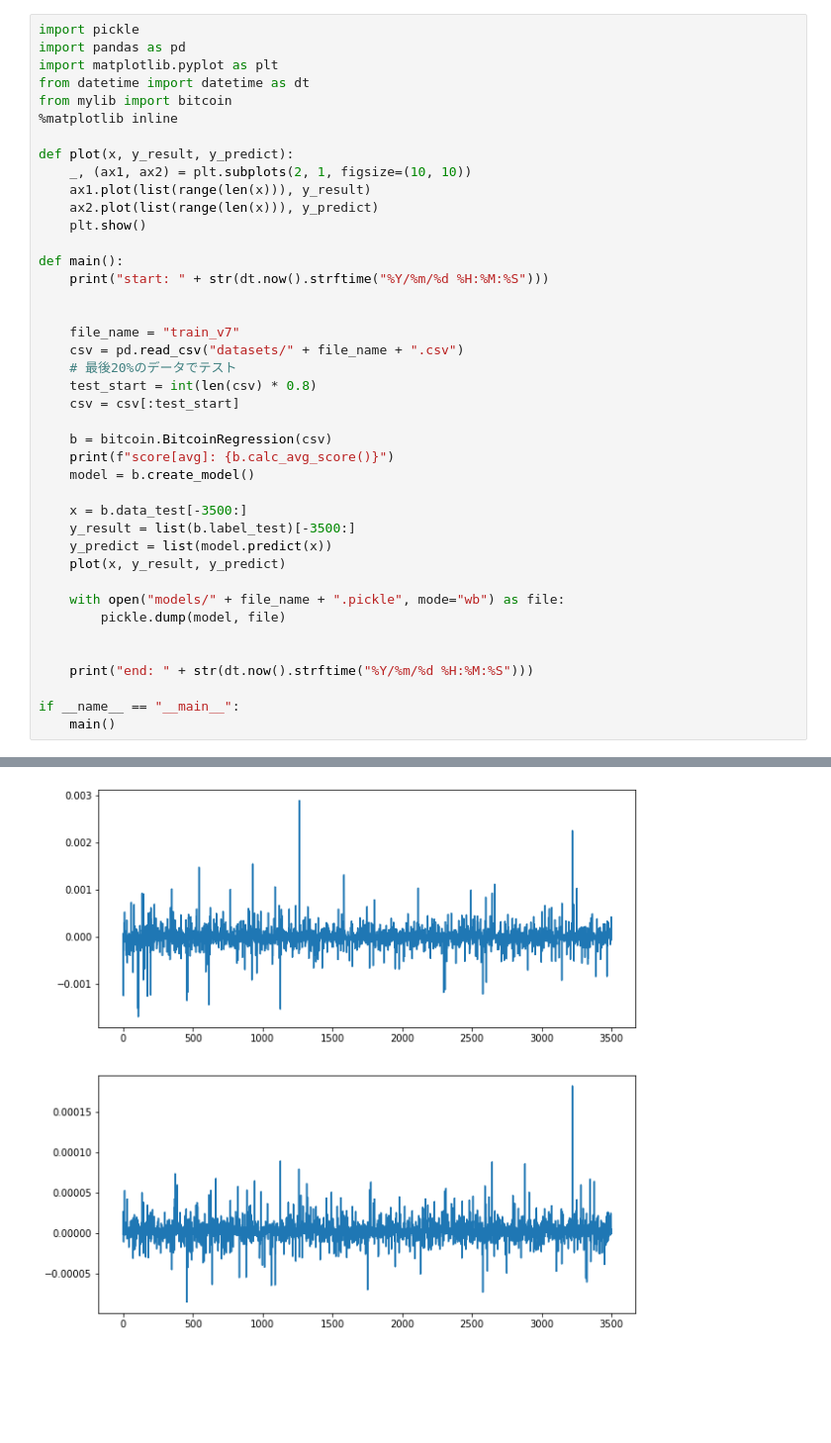
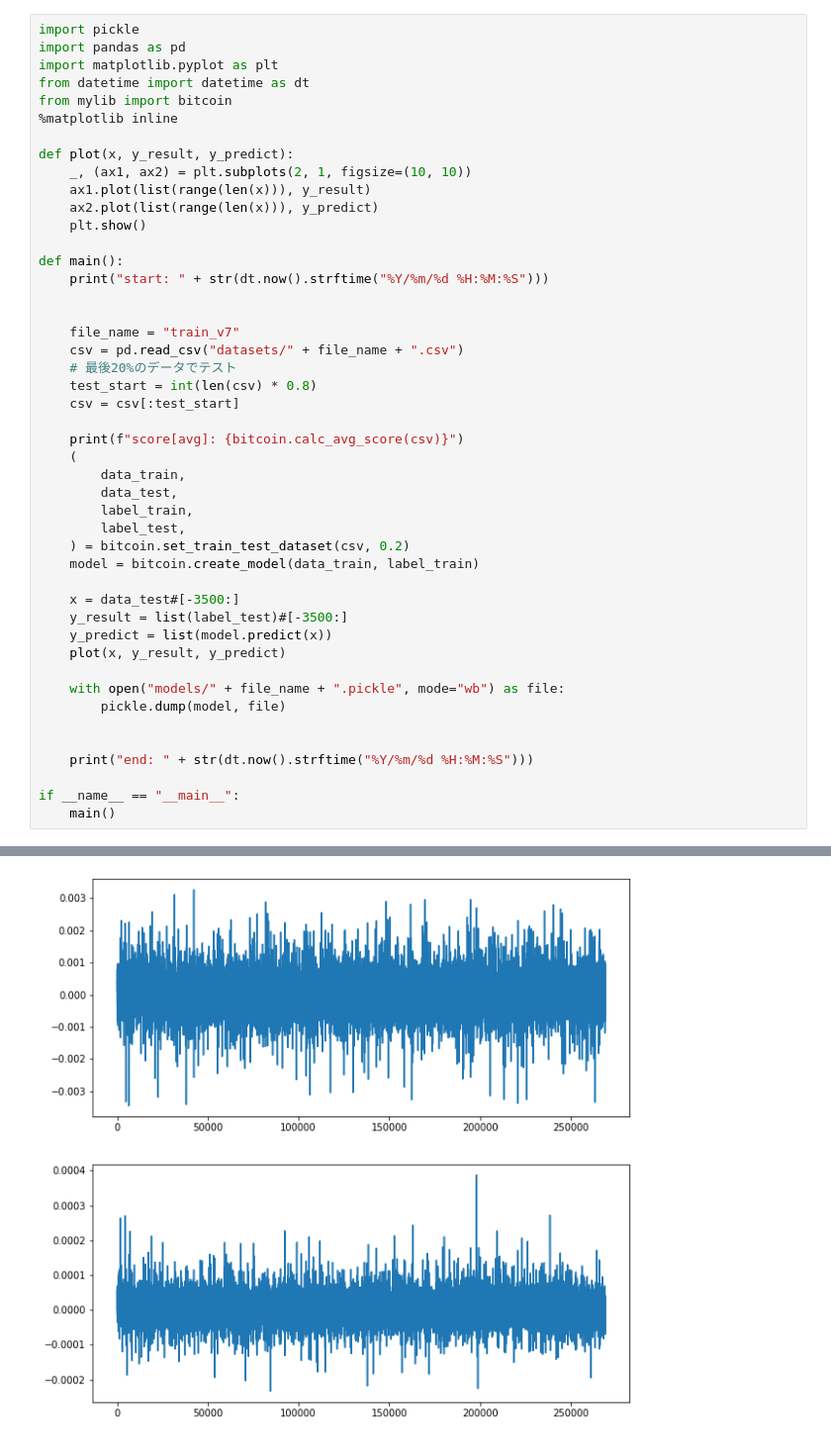
Before and after one commit to awesomest/mytrader, a Jupyter notebook: create_model.ipynb, the cells around one changed output, grey strips where cells are left out. Shown at 99% size. Drawn from its saved outputs; the diff is of its cells as text; blank space fills up the shorter version.

Commit message:
Refactor bitcoin.py

```diff
--- a/create_model.ipynb
+++ b/create_model.ipynb
@@ -22,12 +22,17 @@ def main():
     test_start = int(len(csv) * 0.8)
     csv = csv[:test_start]
 
-    b = bitcoin.BitcoinRegression(csv)
-    print(f"score[avg]: {b.calc_avg_score()}")
-    model = b.create_model()
+    print(f"score[avg]: {bitcoin.calc_avg_score(csv)}")
+    (
+        data_train,
+        data_test,
+        label_train,
+        label_test,
+    ) = bitcoin.set_train_test_dataset(csv, 0.2)
+    model = bitcoin.create_model(data_train, label_train)
 
-    x = b.data_test[-3500:]
-    y_result = list(b.label_test)[-3500:]
+    x = data_test#[-3500:]
+    y_result = list(label_test)#[-3500:]
     y_predict = list(model.predict(x))
     plot(x, y_result, y_predict)
 
@@ -60 +65 @@ score[avg]: 0.004418454404240426
-[figure, old version]
+[figure, new version]
```
Also changed, not shown: parts of 1 cell of this notebook, 1 other file.
